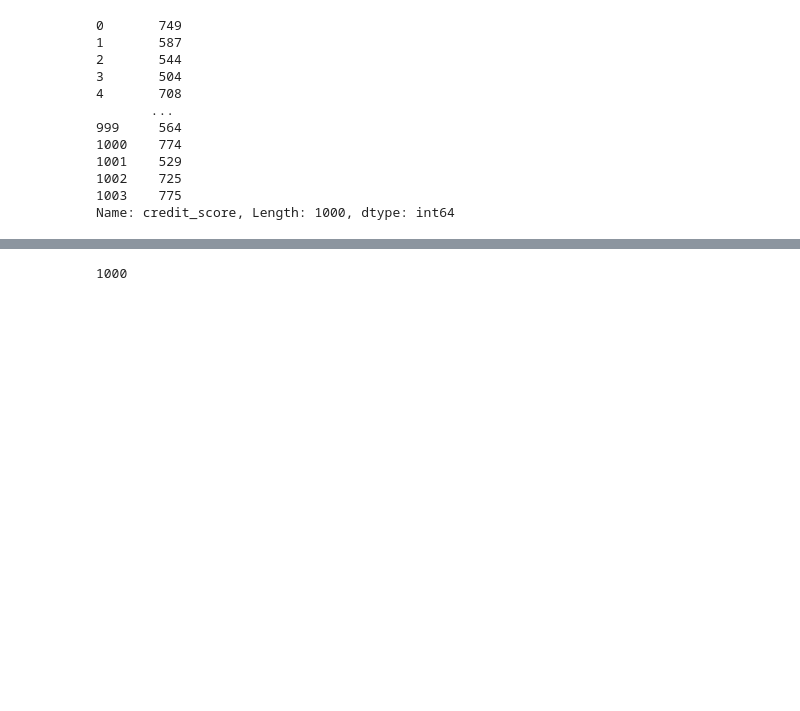
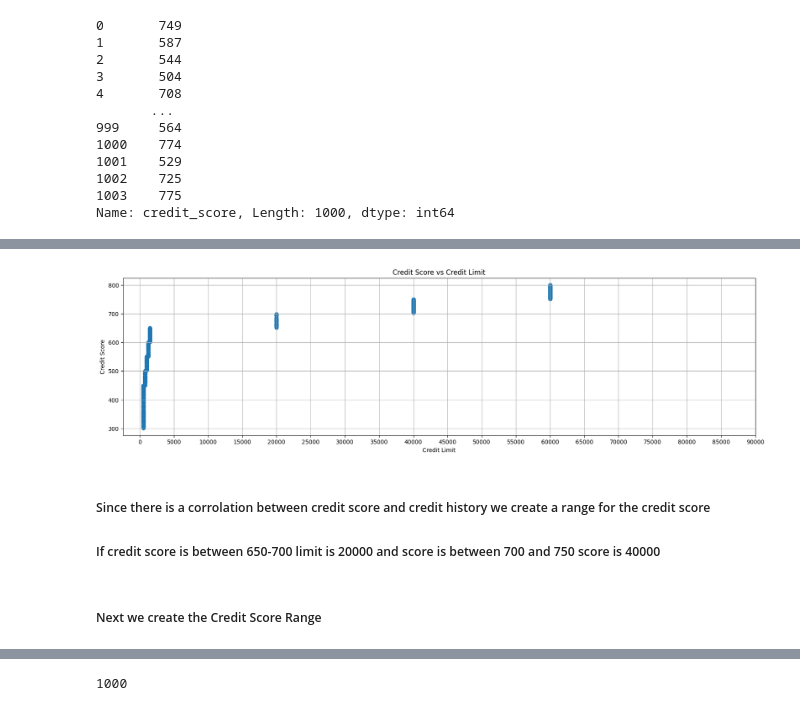
Before and after one commit to jdhova/DummyBank, a Jupyter notebook: CreditScore.ipynb, the cells around one changed output, grey strips where cells are left out. Cells and saved outputs as stored; diff of their text form; code cells hidden in the pictures; blank space fills up the shorter version.

Commit message:
creditrange

```diff
--- a/CreditScore.ipynb
+++ b/CreditScore.ipynb
@@ -148,0 +163,17 @@ Name: credit_score, Length: 1000, dtype: int64
+# %%
+plt.figure(figsize=(20,5))
+plt.scatter(data_clean_credit_score.credit_limit,data_clean_credit_score.credit_score)
+plt.title('Credit Score vs Credit Limit')
+plt.xlabel('Credit Limit')
+plt.ylabel('Credit Score')
+plt.xticks(range(0,90001,5000))
+plt.grid(True)
+
+plt.show()
+# %% [output]
+[figure, added]
+# %% [markdown]
+##### Since there is a corrolation between credit score and credit history we create a range for the credit score
+##### If credit score is between 650-700 limit is 20000 and score is between 700 and 750 score is 40000
+# %% [markdown]
+##### Next we create the Credit Score Range
```
Also changed, not shown: parts of 20 cells of this notebook.
